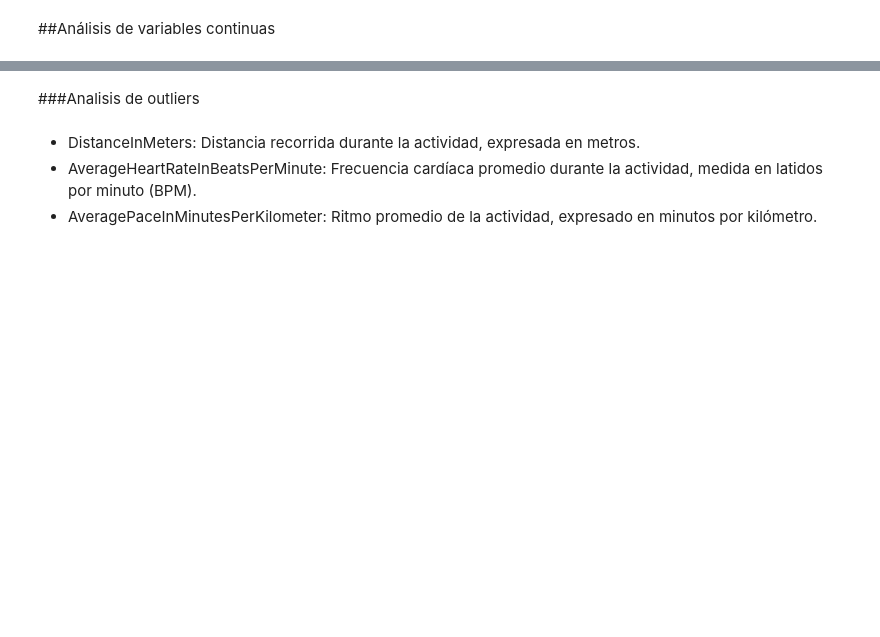
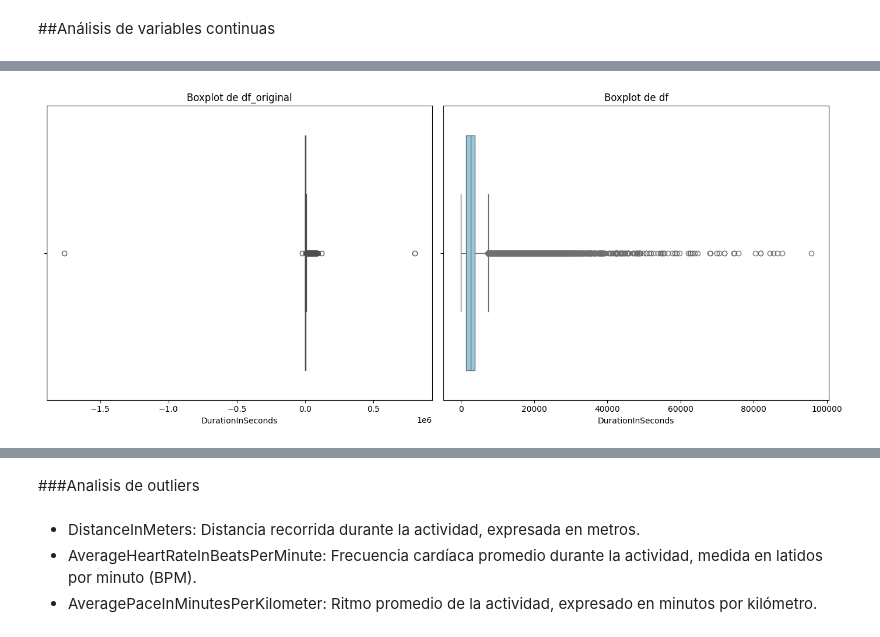
Before and after one commit to lauraich/running_anomalies_detection_data_analysis, a Jupyter notebook: Proyecto_final_analisis_de_datos_I.ipynb, the cells around one changed output, grey strips where cells are left out. Saved outputs shown, nothing was run; the diff lists cells and outputs as text; code cells hidden in the pictures; blank space fills up the shorter version.

```diff
--- a/Proyecto_final_analisis_de_datos_I.ipynb
+++ b/Proyecto_final_analisis_de_datos_I.ipynb
@@ -67,6 +67,7 @@ Empezaremos por revisar la estructura del dataset, la consistencia entre los dat
 ##Análisis de estructura
 # %%
 df = pd.read_excel('./DatasetActivitiesRunning.xlsx', engine="openpyxl")
+df_original = df.copy()
 df.shape
 # %% [output]
 (351195, 16)
@@ -300,0 +298,3 @@ plt.show()
+# %%
+# Eliminar registros con duración menos o igual a 0
+df = df[(df["DurationInSeconds"] > 0)]
@@ -300,0 +322,13 @@ plt.show()
+# %%
+fig, axes = plt.subplots(1, 2, figsize=(14, 6))  # 1 fila, 2 columnas
+
+sns.boxplot(data=df_original, x='DurationInSeconds', color='orange', ax=axes[0])
+axes[0].set_title('Boxplot de df_original')
+
+sns.boxplot(data=df, x='DurationInSeconds', color='skyblue', ax=axes[1])
+axes[1].set_title('Boxplot de df')
+
+plt.tight_layout()
+plt.show()
+# %% [output]
+[figure, added]
```
Also changed, not shown: parts of 83 cells of this notebook.
